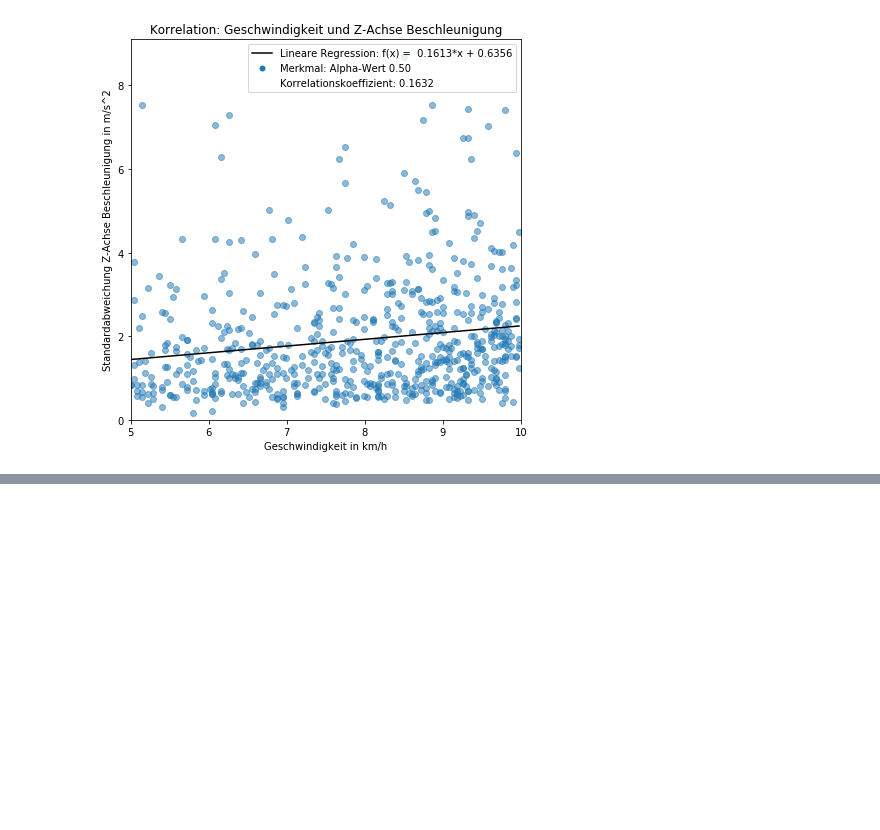
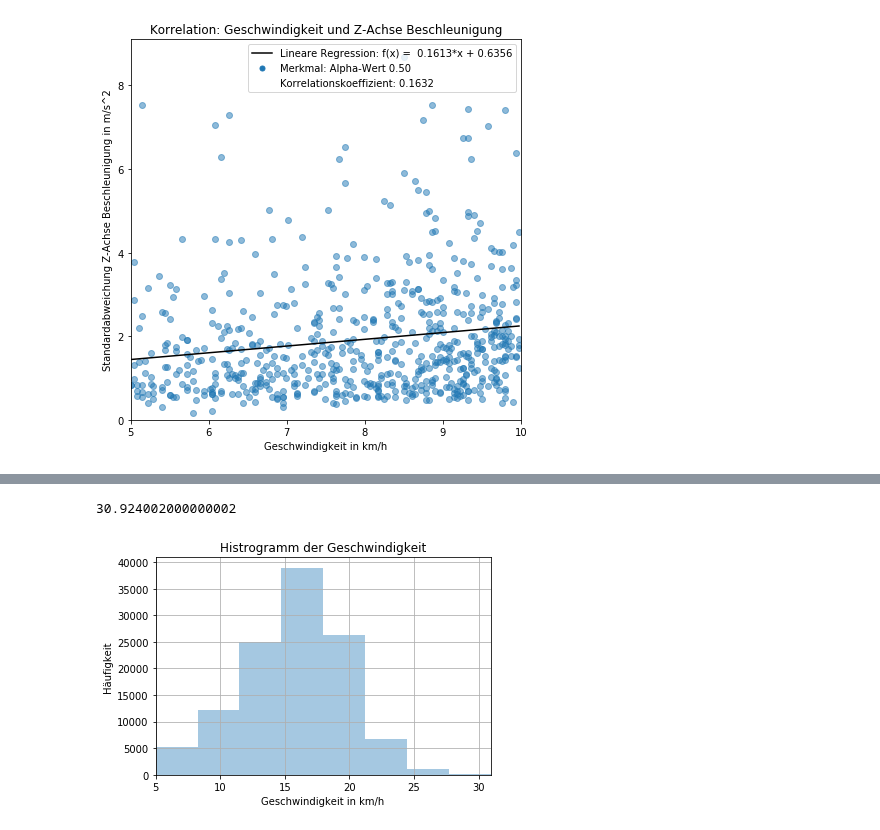
Before and after one commit to SandGreif/FahrradwegeKlassifizierung, a Jupyter notebook: datenvisualisierung/regressionAnalysis.ipynb, the cells around one changed output, grey strips where cells are left out. Cells and saved outputs as stored; diff of their text form; code cells hidden in the pictures; blank space fills up the shorter version.

Commit message:
Dokumentation Korrelationsanalyse für Datensatz 37-42 angefangen

```diff
--- a/datenvisualisierung/regressionAnalysis.ipynb
+++ b/datenvisualisierung/regressionAnalysis.ipynb
@@ -437,0 +399,16 @@ featuresDf['Geschwindigkeit in km/h'].mean()
+# %%
+# Lesen der Merkmale
+featuresDf = pandas.read_csv("../daten/merkmale_datensatz_37_bis_42/merkmale.csv")
+# %%
+maxSpeed =featuresDf['Geschwindigkeit in km/h'].max()
+maxSpeed
+# %% [output]
+30.924002000000002
+# %%
+plt.title("Histrogramm der Geschwindigkeit")
+sns.distplot(featuresDf['Geschwindigkeit in $km/h$'], bins=8, kde=False)
+plt.ylabel('Häufigkeit')
+plt.xlim(5.0,maxSpeed)
+plt.grid()
+# %% [output]
+[figure, added]
```
Also changed, not shown: parts of 20 cells of this notebook.
